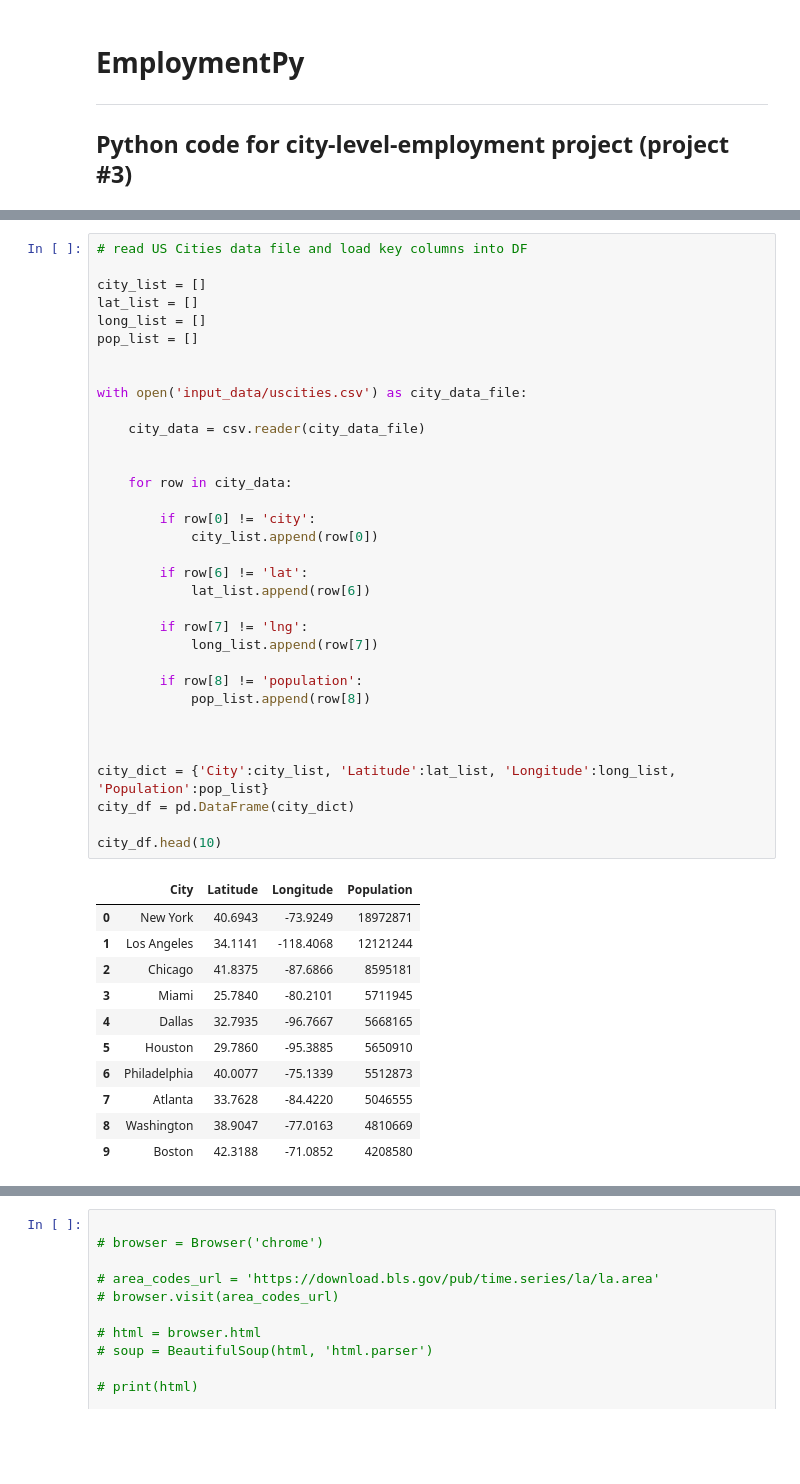
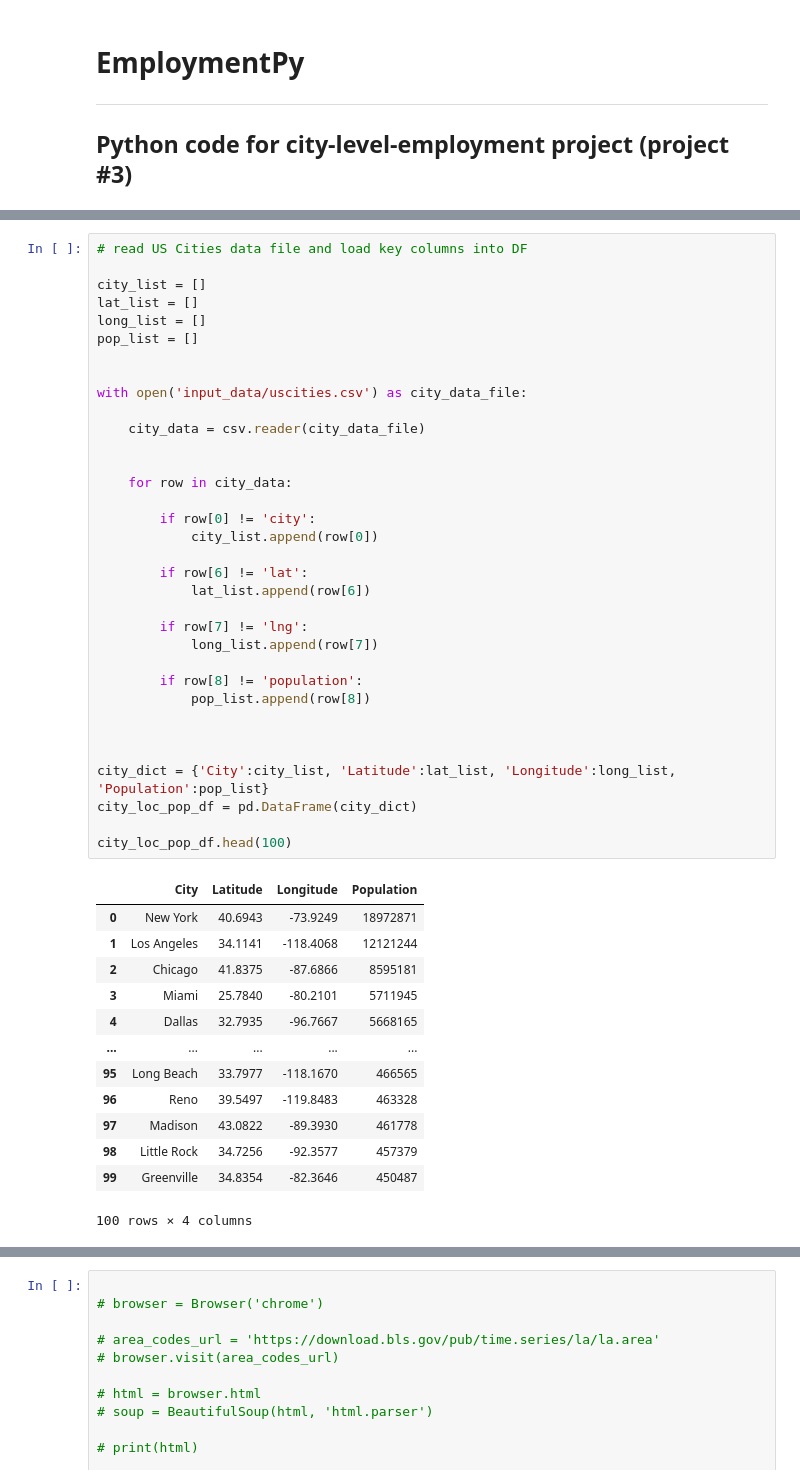
Before and after one commit to ryanmcr17/city-level-employment, a Jupyter notebook: employmentPy.ipynb, the cells around one changed output, grey strips where cells are left out. Cells and saved outputs as stored; diff of their text form; blank space fills up the shorter version.

```diff
--- a/employmentPy.ipynb
+++ b/employmentPy.ipynb
@@ -31,40 +34,42 @@ pop_list = []
 with open('input_data/uscities.csv') as city_data_file:
 
     city_data = csv.reader(city_data_file)
 
 
     for row in city_data:
 
         if row[0] != 'city':
             city_list.append(row[0])
 
         if row[6] != 'lat':
             lat_list.append(row[6])
 
         if row[7] != 'lng':
             long_list.append(row[7])
 
         if row[8] != 'population':
             pop_list.append(row[8])
 
 
 
 city_dict = {'City':city_list, 'Latitude':lat_list, 'Longitude':long_list, 'Population':pop_list}
-city_df = pd.DataFrame(city_dict)
+city_loc_pop_df = pd.DataFrame(city_dict)
 
-city_df.head(10)
+city_loc_pop_df.head(100)
 # %% [output]
 |  | City | Latitude | Longitude | Population |
 | 0 | New York | 40.6943 | -73.9249 | 18972871 |
 | 1 | Los Angeles | 34.1141 | -118.4068 | 12121244 |
 | 2 | Chicago | 41.8375 | -87.6866 | 8595181 |
 | 3 | Miami | 25.7840 | -80.2101 | 5711945 |
 | 4 | Dallas | 32.7935 | -96.7667 | 5668165 |
-| 5 | Houston | 29.7860 | -95.3885 | 5650910 |
-| 6 | Philadelphia | 40.0077 | -75.1339 | 5512873 |
-| 7 | Atlanta | 33.7628 | -84.4220 | 5046555 |
-| 8 | Washington | 38.9047 | -77.0163 | 4810669 |
-| 9 | Boston | 42.3188 | -71.0852 | 4208580 |
+| ... | ... | ... | ... | ... |
+| 95 | Long Beach | 33.7977 | -118.1670 | 466565 |
+| 96 | Reno | 39.5497 | -119.8483 | 463328 |
+| 97 | Madison | 43.0822 | -89.3930 | 461778 |
+| 98 | Little Rock | 34.7256 | -92.3577 | 457379 |
+| 99 | Greenville | 34.8354 | -82.3646 | 450487 |
+100 rows × 4 columns
 # %%
 # create DF of key metric codes+names
 
```
Also changed, not shown: parts of 11 cells of this notebook.
